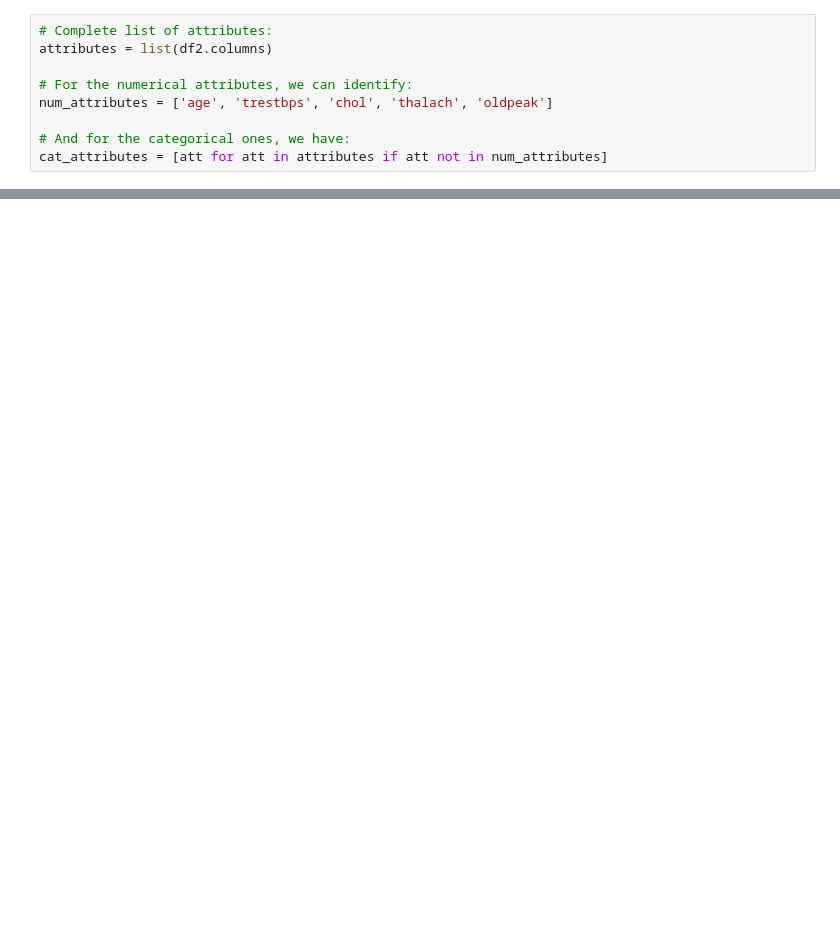
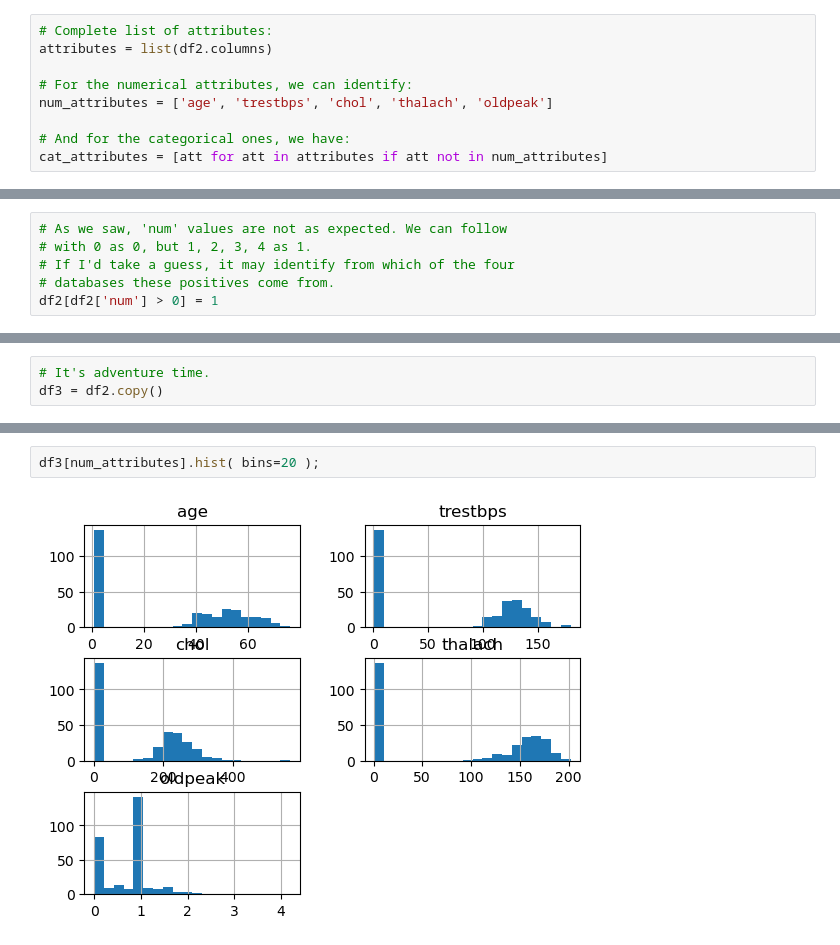
Before and after one commit to victor-bongestab/heart-disease, a Jupyter notebook: heart-disease.ipynb, the cells around one changed output, grey strips where cells are left out. Saved outputs shown, nothing was run; the diff lists cells and outputs as text; blank space fills up the shorter version.

```diff
--- a/heart-disease.ipynb
+++ b/heart-disease.ipynb
@@ -234 +221,7 @@ cat_attributes = [att for att in attributes if att not in num_attributes]
+# %%
+# As we saw, 'num' values are not as expected. We can follow
+# with 0 as 0, but 1, 2, 3, 4 as 1.
+# If I'd take a guess, it may identify from which of the four
+# databases these positives come from.
+df2[df2['num'] > 0] = 1
 # %% [markdown]
@@ -235,0 +229,3 @@ cat_attributes = [att for att in attributes if att not in num_attributes]
+# %%
+# It's adventure time.
+df3 = df2.copy()
@@ -235,0 +267,4 @@ cat_attributes = [att for att in attributes if att not in num_attributes]
+# %%
+df3[num_attributes].hist( bins=20 );
+# %% [output]
+[figure, added]
```
Also changed, not shown: parts of 11 cells of this notebook.
